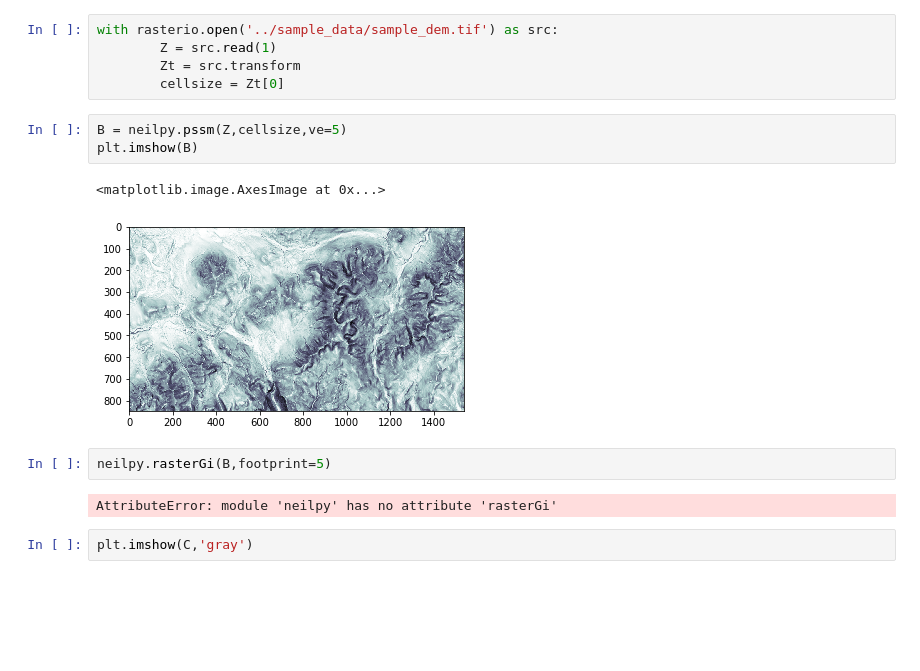
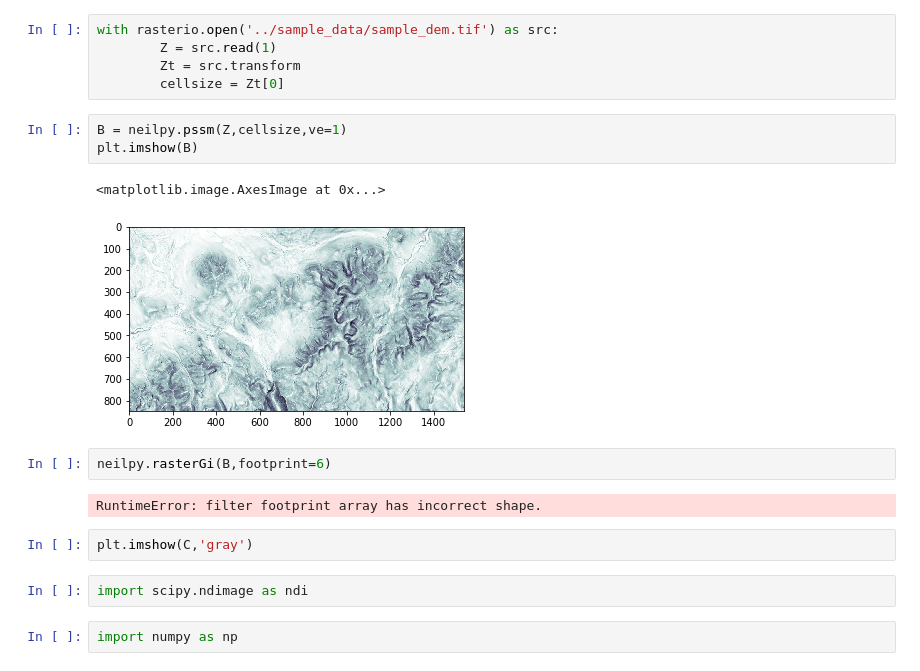
Before and after one commit to thomaspingel/neilpy, a Jupyter notebook: examples/Spatial Autocorrelation.ipynb, the cells around one changed output. Saved outputs shown, nothing was run; the diff lists cells and outputs as text; blank space fills up the shorter version.

```diff
--- a/examples/Spatial Autocorrelation.ipynb
+++ b/examples/Spatial Autocorrelation.ipynb
@@ -11,14 +11,18 @@ with rasterio.open('../sample_data/sample_dem.tif') as src:
         Zt = src.transform
         cellsize = Zt[0]
 # %%
-B = neilpy.pssm(Z,cellsize,ve=5)
+B = neilpy.pssm(Z,cellsize,ve=1)
 plt.imshow(B)
 # %% [output]
 <matplotlib.image.AxesImage at 0x...>
-[figure, old version]
+[figure, new version]
 # %%
-neilpy.rasterGi(B,footprint=5)
+neilpy.rasterGi(B,footprint=6)
 # %% [output]
-AttributeError: module 'neilpy' has no attribute 'rasterGi'
+RuntimeError: filter footprint array has incorrect shape.
 # %%
 plt.imshow(C,'gray')
+# %%
+import scipy.ndimage as ndi
+# %%
+import numpy as np
```
Also changed, not shown: parts of 1 cell of this notebook, 1 other file.
